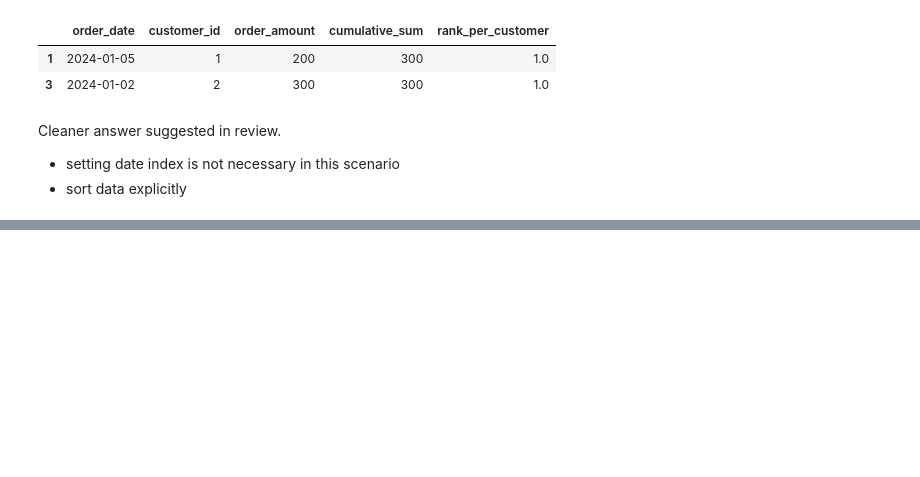
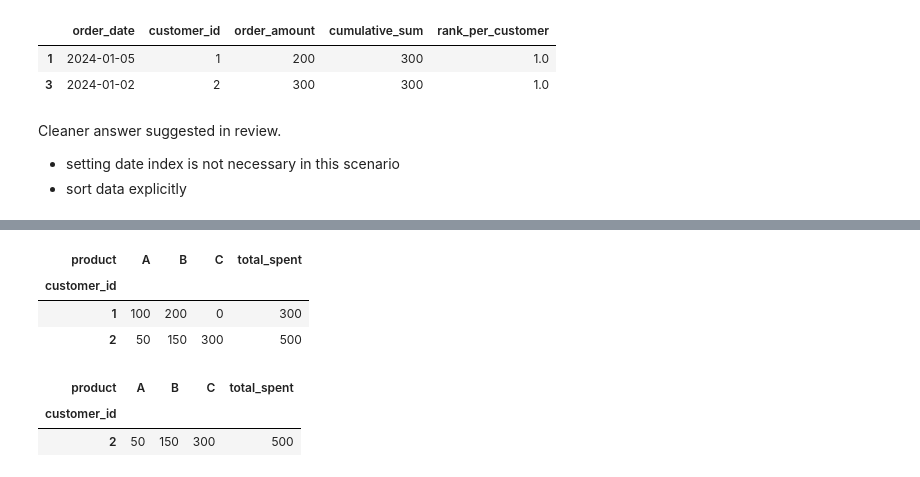
Before and after one commit to tharina11/Python-Projects, a Jupyter notebook: 6. Pandas Exercises/notebooks/Misc_pandas_tasks.ipynb, the cells around one changed output, grey strips where cells are left out. Drawn from its saved outputs; the diff is of its cells as text; code cells hidden in the pictures; blank space fills up the shorter version.

```diff
--- a/6. Pandas Exercises/notebooks/Misc_pandas_tasks.ipynb
+++ b/6. Pandas Exercises/notebooks/Misc_pandas_tasks.ipynb
@@ -266,0 +338,8 @@ top_orders = df[df['rank'] == 1]
+# %%
+# Create the DataFrame
+data = {
+    'customer_id': [1, 1, 2, 2, 2],
+    'product': ['A', 'B', 'A', 'B', 'C'],
+    'amount': [100, 200, 50, 150, 300]
+}
+df = pd.DataFrame(data)
@@ -266,0 +364,16 @@ top_orders = df[df['rank'] == 1]
+# %%
+pivot_df = df.pivot_table(columns= 'product', index= 'customer_id', values= 'amount', fill_value= 0)
+pivot_df['total_spent'] = pivot_df.sum(axis=1, numeric_only=True)
+pivot_df
+# %% [output]
+| product | A | B | C | total_spent |
+| customer_id |  |  |  |  |
+| 1 | 100 | 200 | 0 | 300 |
+| 2 | 50 | 150 | 300 | 500 |
+# %%
+top_customer = pivot_df.sort_values('total_spent', ascending=False).head(1)
+top_customer
+# %% [output]
+| product | A | B | C | total_spent |
+| customer_id |  |  |  |  |
+| 2 | 50 | 150 | 300 | 500 |
```
Also changed, not shown: parts of 6 cells of this notebook.
